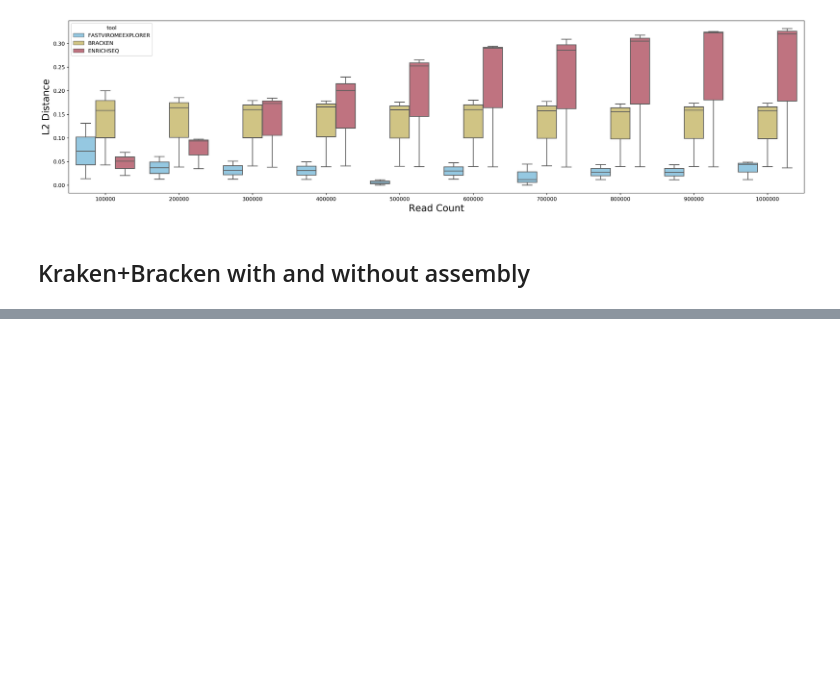
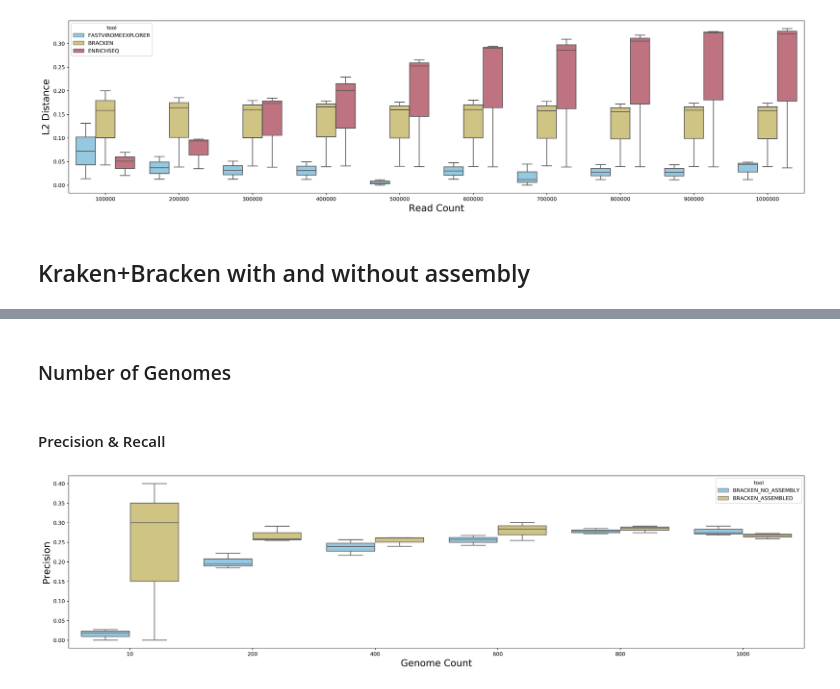
Before and after one commit to Dreycey/Phage-EnrichSeq, a Jupyter notebook: src/benchmarking/plotting_results_OCT22.ipynb, the cells around one changed output, grey strips where cells are left out. Saved outputs shown, nothing was run; the diff lists cells and outputs as text; code cells hidden in the pictures; blank space fills up the shorter version.

Commit message:
added capability for special bracken parsing and plotting

```diff
--- a/src/benchmarking/plotting_results_OCT22.ipynb
+++ b/src/benchmarking/plotting_results_OCT22.ipynb
@@ -237,3 +237,10 @@ plt.show()
 [figure]
 # %% [markdown]
 ## Kraken+Bracken with and without assembly
+# %%
+filepath = "/projects/laal5512/benchmarking_output/bracken_results_26-OCT-22.csv"
+#filepath = '/Users/latifa/GitHub/benchmarking-enrichseq/10-11-2022_1411.csv'
+results_df: pd.DataFrame = pd.read_csv(filepath)
+
+#bracken_df = results_df[(results_df['tool'] == 'BRACKEN_ASSEMBLED') | (results_df['tool'] == 'BRACKEN_NO_ASSEMBLY')]
+results_df
@@ -239,0 +261,16 @@ plt.show()
+# %% [markdown]
+### Number of Genomes
+# %% [markdown]
+#### Precision & Recall
+# %%
+plt.figure(figsize=(25, 6), dpi=300)
+genomes_bracken_df = results_df[results_df['experiment'] == 'num_genomes']
+
+
+# choose EnrichSeq version and plot
+sns.boxplot(data=genomes_bracken_df, x="num_genomes", y="precision", hue="tool", palette=colorblind_palette)
+plt.xlabel('Genome Count', fontsize=18)
+plt.ylabel('Precision', fontsize=18)
+plt.show()
+# %% [output]
+[figure, added]
```
Also changed, not shown: parts of 22 cells of this notebook, 2 other files.
